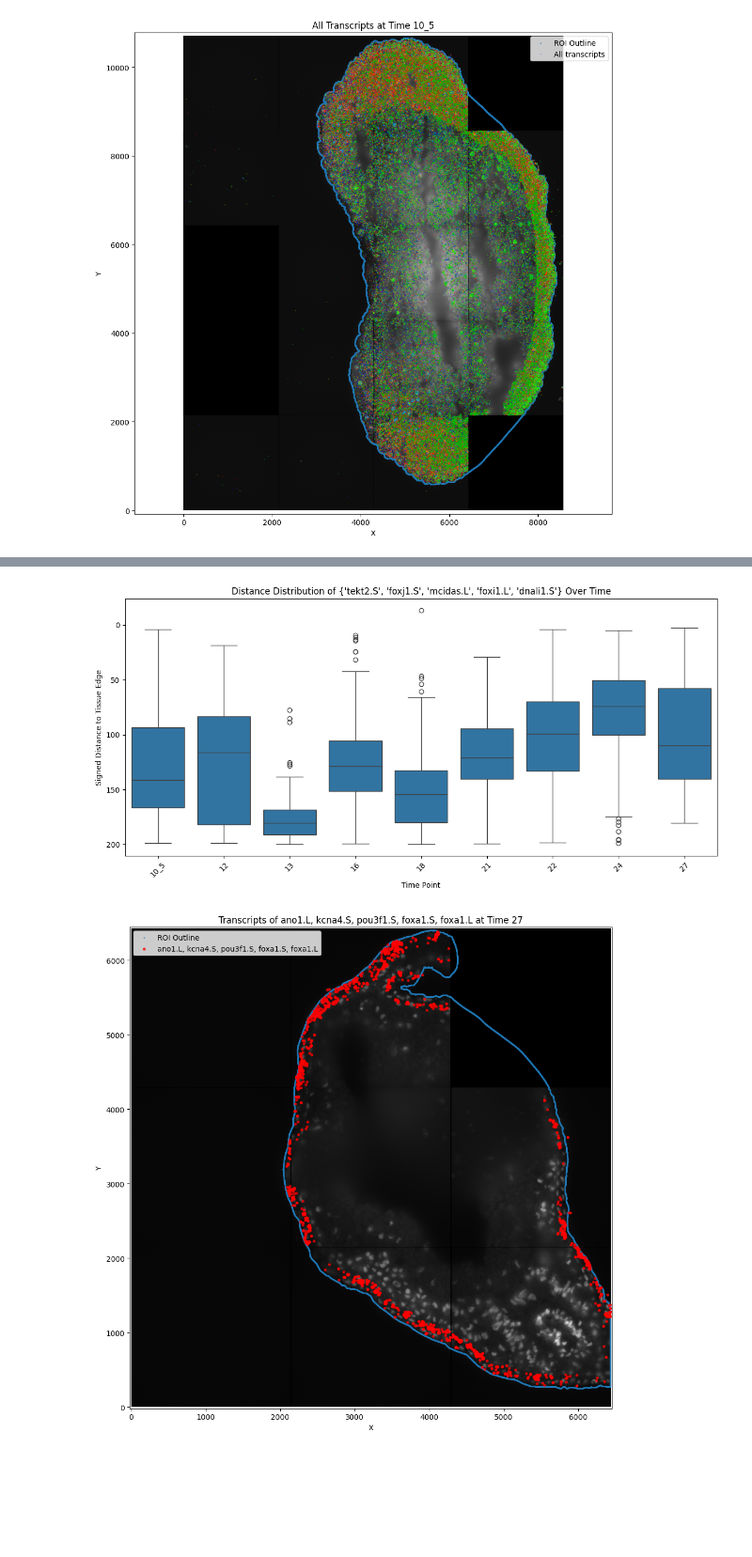
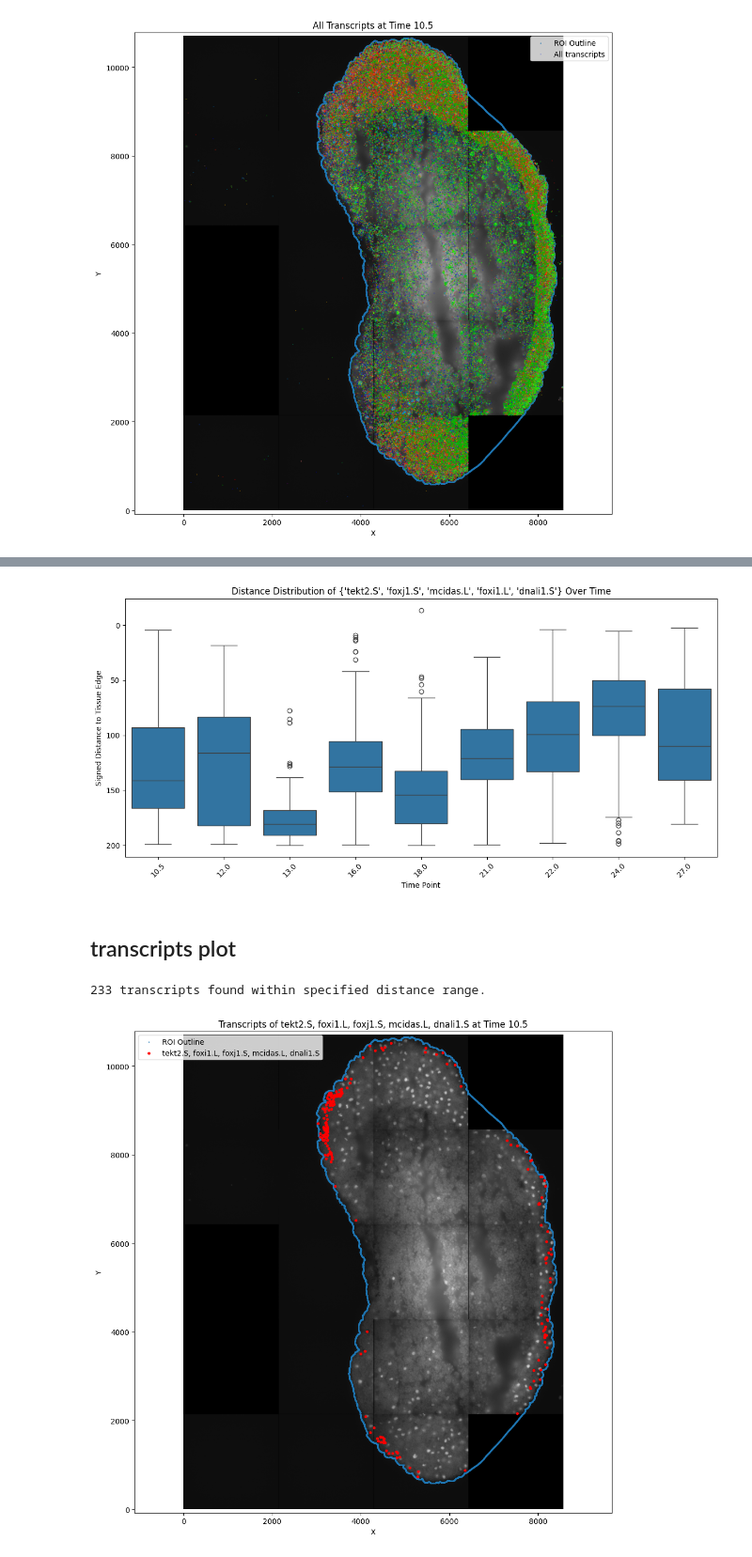
Before and after one commit to Sedzinski-Lab/Spatify, a Jupyter notebook: Analyse/distance.ipynb, the cells around one changed output, grey strips where cells are left out. Shown at 94% size. Drawn from its saved outputs; the diff is of its cells as text; code cells hidden in the pictures; blank space fills up the shorter version.

Commit message:
update distance

```diff
--- a/Analyse/distance.ipynb
+++ b/Analyse/distance.ipynb
@@ -59,6 +61,6 @@ plt.show()
 # %%
-# Filter transcripts for time '10_5'
-subset = data[data['Time'].astype(str) == '10_5'].copy()
+# Filter transcripts for time '10.5'
+subset = data[data['Time'] == 10.5].copy()
 
 # --- Plot ---
 plt.figure(figsize=(10, 10))
@@ -68,7 +70,7 @@ plt.scatter(vertices[:, 0], vertices[:, 1], s=0.3, label='ROI Outline')
 # Scatter all transcripts
 plt.scatter(subset['x'], subset['y'],c=subset['gene'].astype('category').cat.codes, cmap='nipy_spectral', s=0.1, alpha=0.5, label='All transcripts')
 
-plt.title("All Transcripts at Time 10_5")
+plt.title("All Transcripts at Time 10.5")
 plt.xlabel('X')
 plt.ylabel('Y')
 plt.legend()
@@ -126,7 +130,7 @@ genes_data = genes_data[(genes_data['Distance_To_Outline'] > -50) &
                           (genes_data['Distance_To_Outline'] < 200)]
 
 # Sort time points numerically
-sorted_times = sorted(genes_data['Time'].unique(), key=lambda x: float(x.replace('_', '.')))
+sorted_times = sorted(genes_data['Time'].unique())
 
 # Plot
 plt.figure(figsize=(12, 6))
@@ -139,7 +143,9 @@ plt.gca().invert_yaxis()
 plt.tight_layout()
 plt.show()
 # %% [output]
-[figure, old version]
+[figure, new version]
+# %% [markdown]
+## transcripts plot
 # %%
 def plot_gene_spatial(data, dir, genes, time, max_distance=None, min_distance=None):
     """
@@ -151,39 +157,39 @@ def plot_gene_spatial(data, dir, genes, time, max_distance=None, min_distance=No
     - genes: single gene (str) or a set of gene names
     - time: string or int representing the timepoint
     """
-    time_str = str(time)
+
     genes = {genes} if isinstance(genes, str) else set(genes)
 
     # Construct paths
-    dapi_path = f"{dir}/{time_str}"
-    dapi_file = glob.glob(f"{dapi_path}/*DAPI.tiff")
-    outline_file = glob.glob(f"{dapi_path}/sliceVertices*.dat")
+    dapi_file = glob.glob(f"{dir}/*DAPI.tiff")
+    outline_file = glob.glob(f"{dir}/sliceVertices*.dat")
 
     if not dapi_file or not outline_file:
-        print(f"⚠️ Missing file(s) for time {time_str}")
+        print(f" Missing file(s) for time {dir}")
         return
 
     img = imread(dapi_file[0])
     vertices = np.loadtxt(outline_file[0])
 
     # Subset data
-    subset = data[(data['Time'].astype(str) == time_str) & (data['gene'].isin(genes))]
+    subset = data[(data['Time'] == time) & (data['gene'].isin(genes))]
+
     if min_distance and max_distance is not None:
-
         subset = data[
-            (data['Time'].astype(str) == time_str) &
+            (data['Time'] == time) &
             (data['gene'].isin(genes)) &
             (data['Distance_To_Outline'] > min_distance) &
             (data['Distance_To_Outline'] < max_distance)
         ].copy()
+        print(len(subset), "transcripts found within specified distance range.")
     # Plot
     plt.figure(figsize=(10, 10))
     plt.imshow(img, cmap='gray', origin='lower')
     plt.scatter(vertices[:, 0], vertices[:, 1], s=0.3, label='ROI Outline')
 
-    plt.scatter(subset['x'], subset['y'], c='red', s=8, label=', '.join(genes), alpha=0.7)
+    plt.scatter(subset['x'], subset['y'], c='red', s=8, label=', '.join(genes))
 
-    plt.title(f'Transcripts of {", ".join(genes)} at Time {time_str}')
+    plt.title(f'Transcripts of {", ".join(genes)} at Time {time}')
     plt.xlabel('X')
     plt.ylabel('Y')
     plt.legend()
@@ -191,6 +197,8 @@ def plot_gene_spatial(data, dir, genes, time, max_distance=None, min_distance=No
     plt.tight_layout()
     plt.show()
 # %%
-plot_gene_spatial(data, dir, genes=genes, time='27', max_distance=200, min_distance=-50)
+dir = "D:/Ziwei/Github/STdata/Resolve files/10_5"
+plot_gene_spatial(data, dir, genes=genes, time= 10.5, max_distance=200, min_distance=-50)
 # %% [output]
+233 transcripts found within specified distance range.
-[figure, old version]
+[figure, new version]
```
Also changed, not shown: parts of 4 cells of this notebook.
